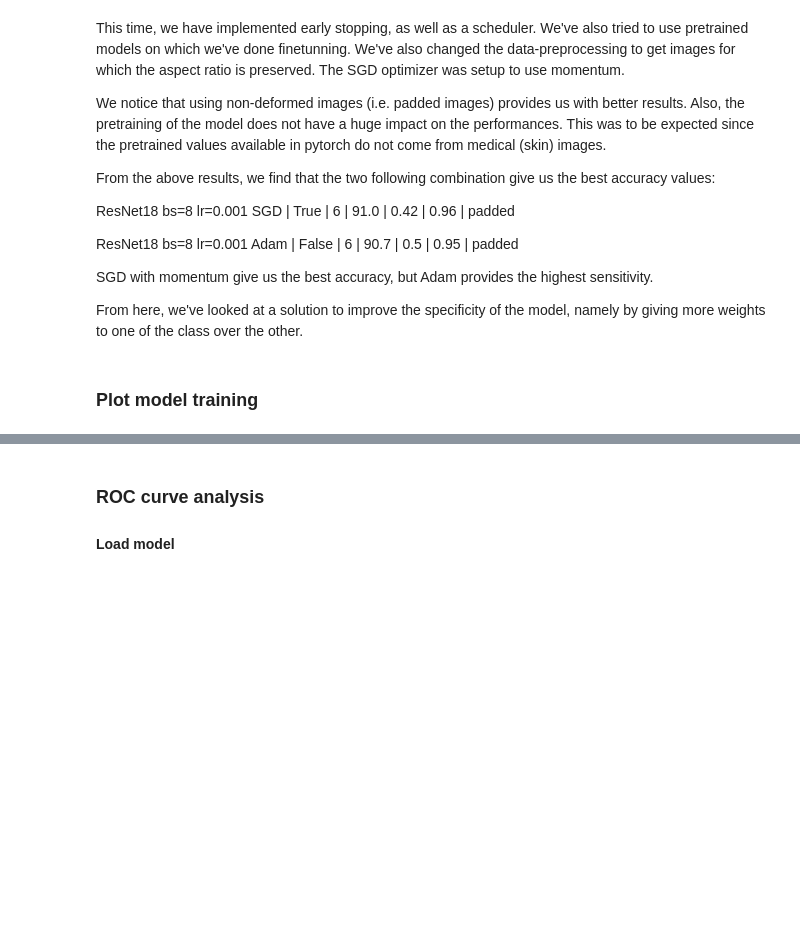
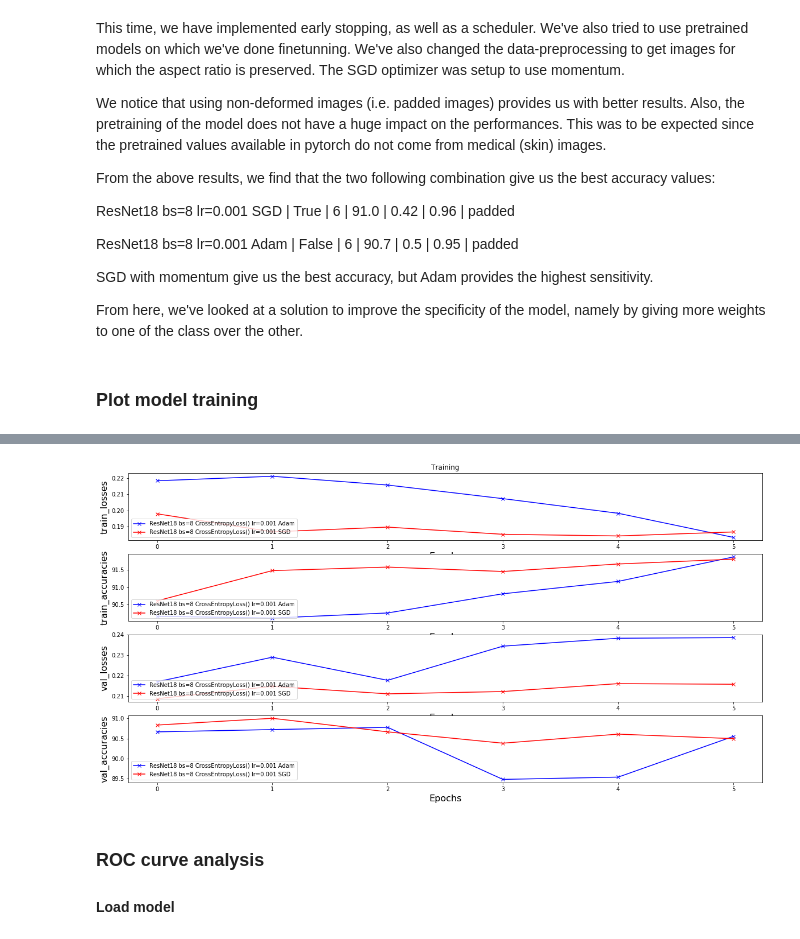
Before and after one commit to svapili/FS2019_ATML_Group2, a Jupyter notebook: scripts/FS2019_ATML_group2.ipynb, the cells around one changed output, grey strips where cells are left out. Drawn from its saved outputs; the diff is of its cells as text; code cells hidden in the pictures; blank space fills up the shorter version.

```diff
--- a/scripts/FS2019_ATML_group2.ipynb
+++ b/scripts/FS2019_ATML_group2.ipynb
@@ -513,0 +593,5 @@ for f in files_plot:
+# %%
+files_ = glob.glob(results_dir + "/-*.csv", recursive=True)
+files_.sort()
+for i in files_:
+    print(i)
@@ -514,55 +611,73 @@ for f in files_plot:
 # %%
 files_plot = []
-files_plot.append(files[3])
-files_plot.append(files[5])
+files_plot.append(files_[3])
+files_plot.append(files_[5])
 
 curve_properties = ['xb-','xr-']
 
 idx = 0
 for f in files_plot:
     file_name = f.rsplit('/')[-1]
     parameters = file_name.split('_')
     netname = parameters[0].split('-')[1]
     batch_size = parameters[1]
     loss_fn = parameters[2]
     lr = parameters[3]
     optimizer = parameters[4]
     epochs_s = parameters[5]
-    if lr == "lr=0.001" and batch_size=="bs=8":
-        with open(f) as csv_file:
-            csv_reader = csv.reader(csv_file, delimiter=',')
-            list_training = []
-            for row in csv_reader:
-                list_training.append(row)
-            train_losses = list_training[0]
-            train_accuracies = list_training[2]
-            val_losses = list_training[4]
-            val_accuracies = list_training[6]
-            learning_rates = list_training[8]
+    with open(f) as csv_file:
+        csv_reader = csv.reader(csv_file, delimiter=',')
+        list_training = []
+        for row in csv_reader:
+            list_training.append(row)
+        train_losses = list_training[0]
+        train_accuracies = list_training[2]
+        val_losses = list_training[4]
+        val_accuracies = list_training[6]
+        learning_rates = list_training[8]
 
-            time = list_training[10]
+        time = list_training[10]
 
-            TP = int(list_training[12][-1])
-            TN = int(list_training[14][-1])
-            FP = int(list_training[16][-1])
-            FN = int(list_training[18][-1])
+        TP = int(list_training[12][-1])
+        TN = int(list_training[14][-1])
+        FP = int(list_training[16][-1])
+        FN = int(list_training[18][-1])
 
-            specificity = TP/(TP+FN)
-            sensitivity = TN/(TN+FP)
+        specificity = TP/(TP+FN)
+        sensitivity = TN/(TN+FP)
 
-            epochs = list(range(1,len(val_accuracies)))
-
-        #val_losses = (list(np.float_(val_losses[1:])))
-        val_accuracies = (list(np.float_(val_accuracies[1:])))
-        print(val_losses)
-        epochs = range(0,len(val_losses[1:]))
-        #plt.plot(val_losses,'xb-',label = "Res-NET 50")
-        plt.plot(val_accuracies,curve_properties[idx],label = netname+batch_size+' '+loss_fn+' '+lr+' '+optimizer)
-        plt.legend(loc=4)
+        train_losses_list = (list(np.float_(train_losses[1:])))
+        plt.subplot(4, 1, 1)
+        plt.plot(train_losses_list,curve_properties[idx],label = netname+batch_size+' '+loss_fn+' '+lr+' '+optimizer)
+        plt.legend(loc=3)
         plt.title('Training')
         plt.xlabel('Epochs', fontsize=16)
-        plt.ylabel('Val Losses', fontsize=16)
+        plt.ylabel('train_losses', fontsize=16)
+
+        train_accuracies_list = (list(np.float_(train_accuracies[1:])))
+        plt.subplot(4, 1, 2)
+        plt.plot(train_accuracies_list,curve_properties[idx],label = netname+batch_size+' '+loss_fn+' '+lr+' '+optimizer)
+        plt.legend(loc=3)
+        plt.xlabel('Epochs', fontsize=16)
+        plt.ylabel('train_accuracies', fontsize=16)
+
+        val_losses_list = (list(np.float_(val_losses[1:])))
+        plt.subplot(4, 1, 3)
+        plt.plot(val_losses_list,curve_properties[idx],label = netname+batch_size+' '+loss_fn+' '+lr+' '+optimizer)
+        plt.legend(loc=3)
+        plt.xlabel('Epochs', fontsize=16)
+        plt.ylabel('val_losses', fontsize=16)
+
+        val_accuracies_list = (list(np.float_(val_accuracies[1:])))
+        plt.subplot(4, 1, 4)
+        plt.plot(val_accuracies_list,curve_properties[idx],label = netname+batch_size+' '+loss_fn+' '+lr+' '+optimizer)
+        plt.legend(loc=3)
+        plt.xlabel('Epochs', fontsize=16)
+        plt.ylabel('val_accuracies', fontsize=16)
+
         idx=+1
+# %% [output]
+[figure, added]
 # %% [markdown]
 ### ROC curve analysis
 #### Load model
```
Also changed, not shown: parts of 27 cells of this notebook, 1 other file.
